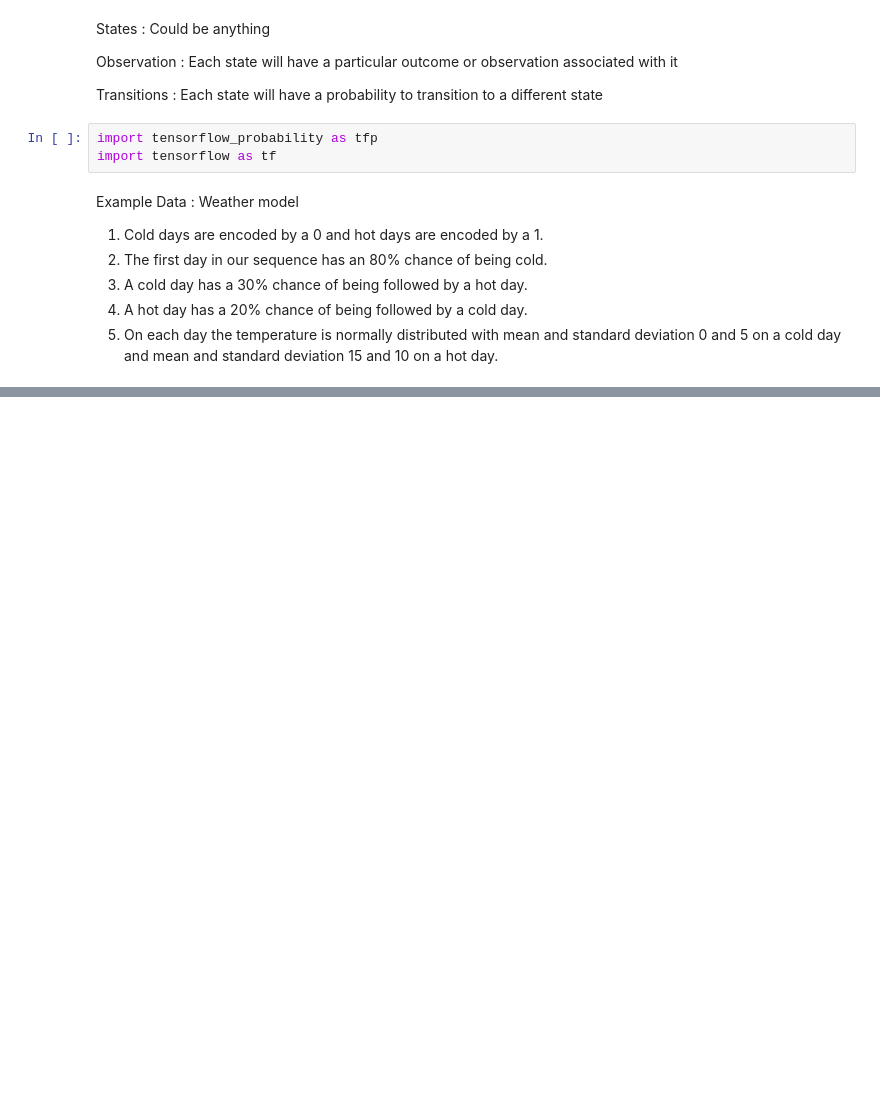
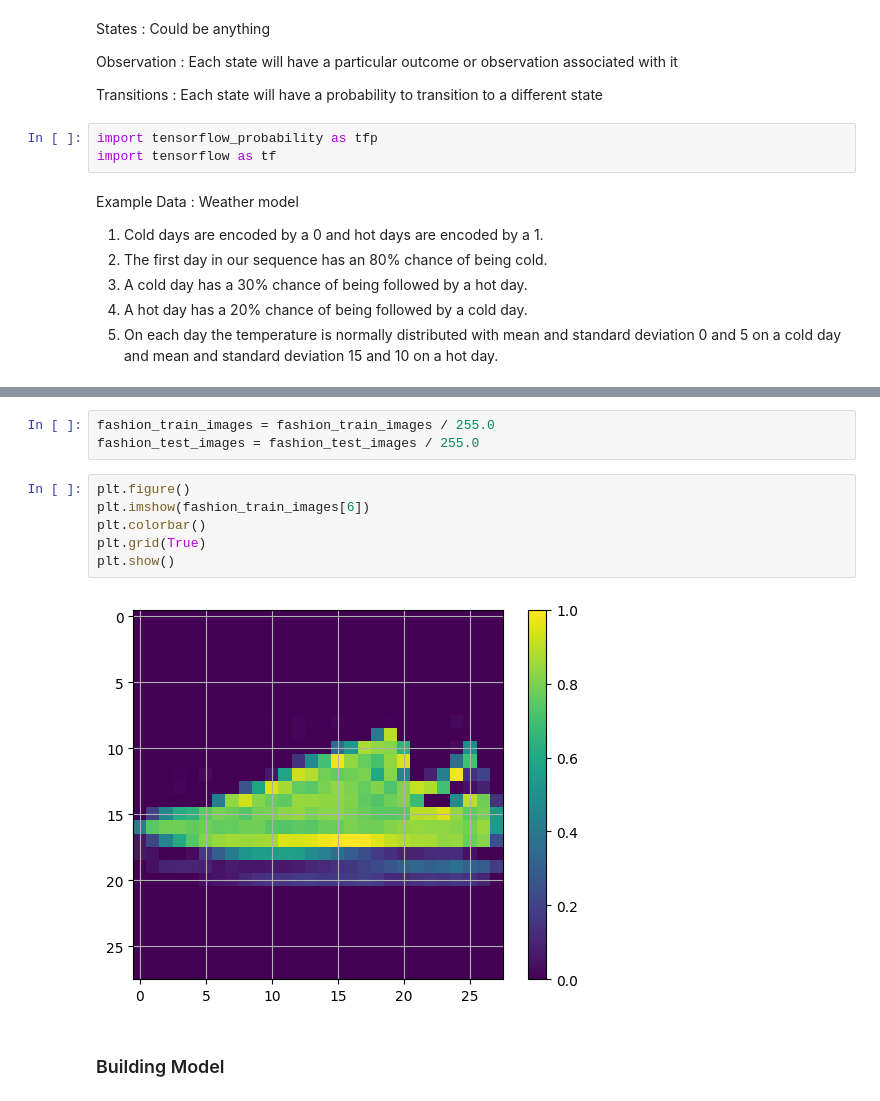
Before and after one commit to Phanxv/Machine-Learning-Sandbox, a Jupyter notebook: TensorFlow.ipynb, the cells around one changed output, grey strips where cells are left out. Drawn from its saved outputs; the diff is of its cells as text; blank space fills up the shorter version.

```diff
--- a/TensorFlow.ipynb
+++ b/TensorFlow.ipynb
@@ -340,0 +538,13 @@ observation_distribution = tfd.Normal(loc=[0., 15.], scale=[5., 10.])
+# %%
+fashion_train_images = fashion_train_images / 255.0
+fashion_test_images = fashion_test_images / 255.0
+# %%
+plt.figure()
+plt.imshow(fashion_train_images[6])
+plt.colorbar()
+plt.grid(True)
+plt.show()
+# %% [output]
+[figure, added]
+# %% [markdown]
+### Building Model
```
Also changed, not shown: parts of 28 cells of this notebook, 1 other file.
